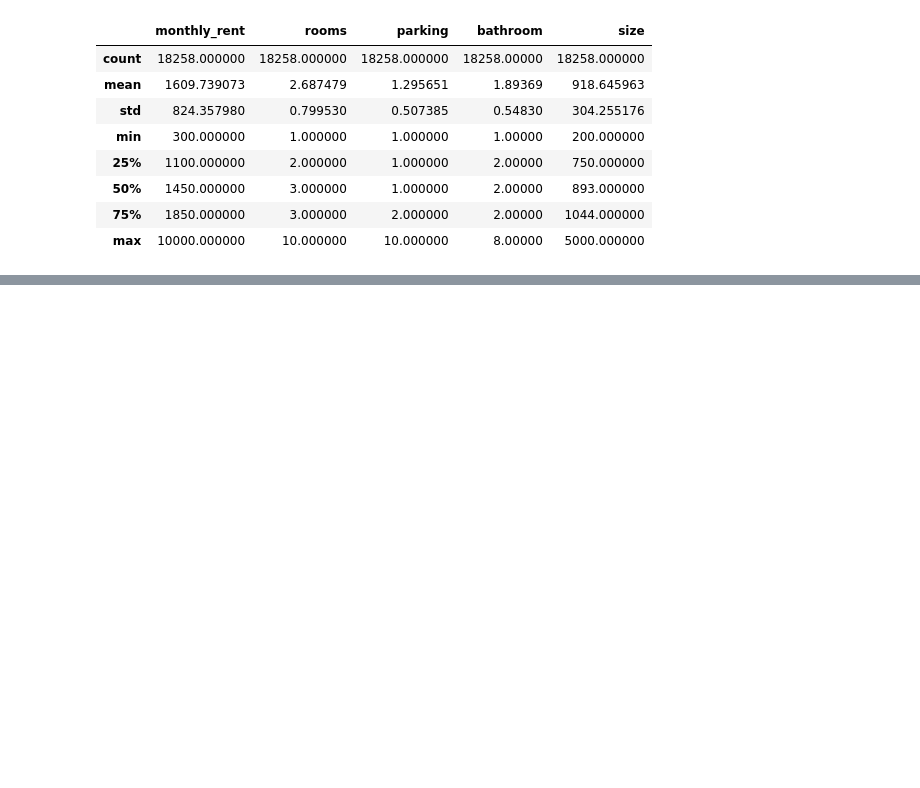
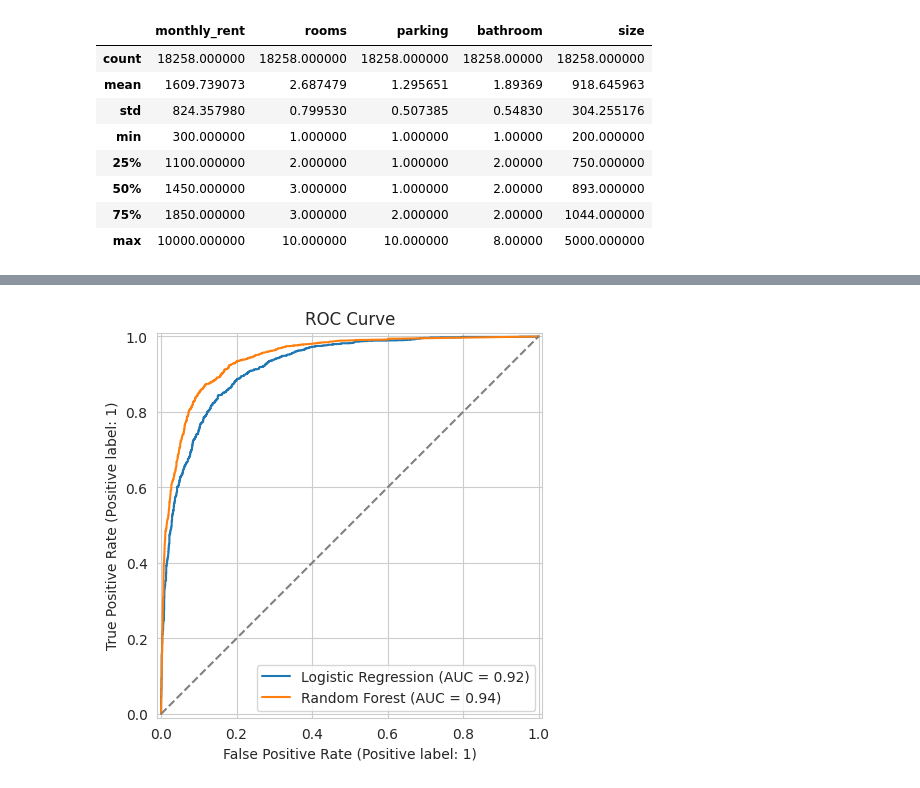
Before and after one commit to peterlinghuazhong/-CU05-Data-Science-Capstone-Project-, a Jupyter notebook: HousesRental.ipynb, the cells around one changed output, grey strips where cells are left out. Saved outputs shown, nothing was run; the diff lists cells and outputs as text; code cells hidden in the pictures; blank space fills up the shorter version.

```diff
--- a/HousesRental.ipynb
+++ b/HousesRental.ipynb
@@ -297,0 +601,9 @@ plt.show()
+# %%
+ax = plt.gca()
+RocCurveDisplay.from_estimator(log_model, X_test_scaled, y_test_class, name="Logistic Regression", ax=ax)
+RocCurveDisplay.from_estimator(rf_class, X_test_scaled, y_test_class, name="Random Forest", ax=ax)
+plt.plot([0, 1], [0, 1], "--", color="grey")
+plt.title("ROC Curve")
+plt.show()
+# %% [output]
+[figure, added]
```
Also changed, not shown: parts of 68 cells of this notebook.
